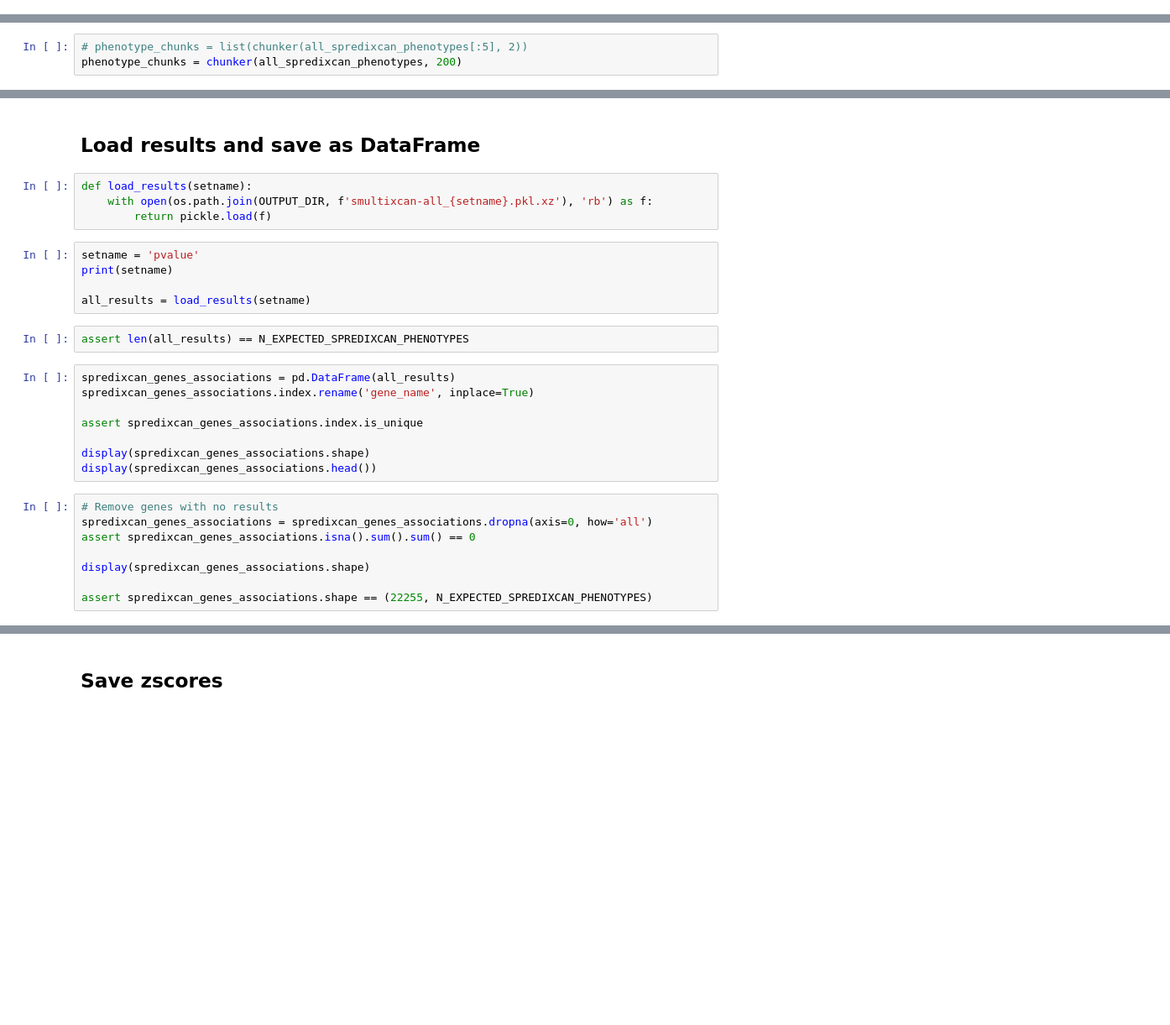
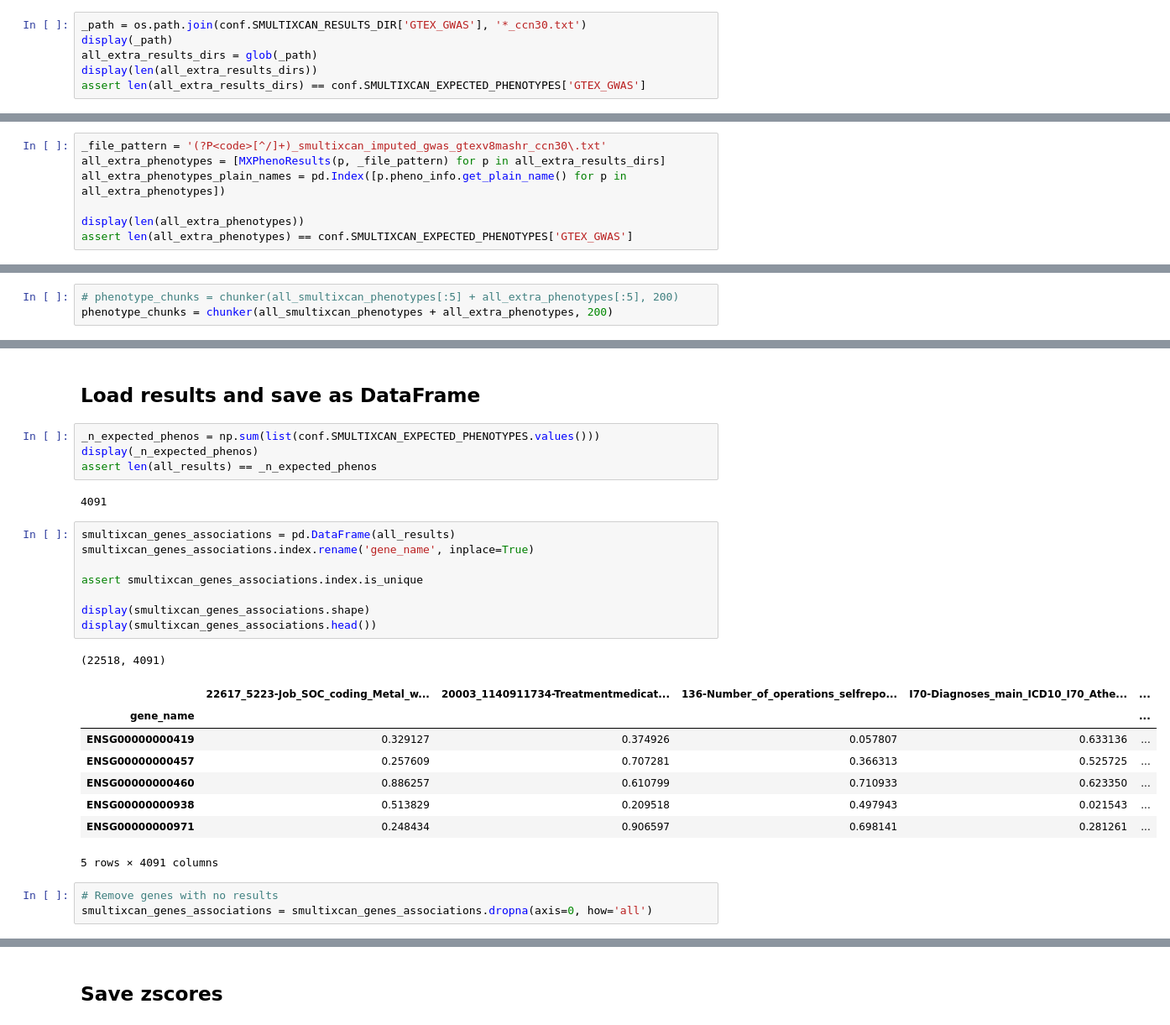
Before and after one commit to hakyimlab/phenomexcan, a Jupyter notebook: scripts/100_postprocessing/05_smultixcan.ipynb, the cells around one changed output, grey strips where cells are left out. Shown: that part at 84% size. Cells and saved outputs as stored; diff of their text form; blank space fills up the shorter version.

```diff
--- a/scripts/100_postprocessing/05_smultixcan.ipynb
+++ b/scripts/100_postprocessing/05_smultixcan.ipynb
@@ -58,0 +43,6 @@ assert len(all_spredixcan_phenotypes) == N_EXPECTED_PHENOTYPES
+# %%
+_path = os.path.join(conf.SMULTIXCAN_RESULTS_DIR['GTEX_GWAS'], '*_ccn30.txt')
+display(_path)
+all_extra_results_dirs = glob(_path)
+display(len(all_extra_results_dirs))
+assert len(all_extra_results_dirs) == conf.SMULTIXCAN_EXPECTED_PHENOTYPES['GTEX_GWAS']
@@ -58,0 +52,7 @@ assert len(all_spredixcan_phenotypes) == N_EXPECTED_PHENOTYPES
+# %%
+_file_pattern = '(?P<code>[^/]+)_smultixcan_imputed_gwas_gtexv8mashr_ccn30\.txt'
+all_extra_phenotypes = [MXPhenoResults(p, _file_pattern) for p in all_extra_results_dirs]
+all_extra_phenotypes_plain_names = pd.Index([p.pheno_info.get_plain_name() for p in all_extra_phenotypes])
+
+display(len(all_extra_phenotypes))
+assert len(all_extra_phenotypes) == conf.SMULTIXCAN_EXPECTED_PHENOTYPES['GTEX_GWAS']
@@ -90,5 +85,5 @@ def _run_all(column_name, phenotype_chunks, n_jobs=20):
 # %%
-# phenotype_chunks = list(chunker(all_spredixcan_phenotypes[:5], 2))
-phenotype_chunks = chunker(all_spredixcan_phenotypes, 200)
+# phenotype_chunks = chunker(all_smultixcan_phenotypes[:5] + all_extra_phenotypes[:5], 200)
+phenotype_chunks = chunker(all_smultixcan_phenotypes + all_extra_phenotypes, 200)
 # %%
 all_results = _run_all('pvalue', phenotype_chunks)
@@ -95,29 +92,29 @@ all_results = _run_all('pvalue', phenotype_chunks)
 # %% [markdown]
 ## Load results and save as DataFrame
-# %%
-def load_results(setname):
-    with open(os.path.join(OUTPUT_DIR, f'smultixcan-all_{setname}.pkl.xz'), 'rb') as f:
-        return pickle.load(f)
-# %%
-setname = 'pvalue'
-print(setname)
-
-all_results = load_results(setname)
-# %%
-assert len(all_results) == N_EXPECTED_SPREDIXCAN_PHENOTYPES
+# %%
+_n_expected_phenos = np.sum(list(conf.SMULTIXCAN_EXPECTED_PHENOTYPES.values()))
+display(_n_expected_phenos)
+assert len(all_results) == _n_expected_phenos
+# %% [output]
+4091
 # %%
-spredixcan_genes_associations = pd.DataFrame(all_results)
-spredixcan_genes_associations.index.rename('gene_name', inplace=True)
+smultixcan_genes_associations = pd.DataFrame(all_results)
+smultixcan_genes_associations.index.rename('gene_name', inplace=True)
 
-assert spredixcan_genes_associations.index.is_unique
+assert smultixcan_genes_associations.index.is_unique
 
-display(spredixcan_genes_associations.shape)
-display(spredixcan_genes_associations.head())
+display(smultixcan_genes_associations.shape)
+display(smultixcan_genes_associations.head())
+# %% [output]
+(22518, 4091)
+|  | 22617_5223-Job_SOC_coding_Metal_w... | 20003_1140911734-Treatmentmedicat... | 136-Number_of_operations_selfrepo... | I70-Diagnoses_main_ICD10_I70_Athe... | ... |
+| gene_name |  |  |  |  | ... |
+| ENSG00000000419 | 0.329127 | 0.374926 | 0.057807 | 0.633136 | ... |
+| ENSG00000000457 | 0.257609 | 0.707281 | 0.366313 | 0.525725 | ... |
+| ENSG00000000460 | 0.886257 | 0.610799 | 0.710933 | 0.623350 | ... |
+| ENSG00000000938 | 0.513829 | 0.209518 | 0.497943 | 0.021543 | ... |
+| ENSG00000000971 | 0.248434 | 0.906597 | 0.698141 | 0.281261 | ... |
+5 rows × 4091 columns
 # %%
 # Remove genes with no results
-spredixcan_genes_associations = spredixcan_genes_associations.dropna(axis=0, how='all')
-assert spredixcan_genes_associations.isna().sum().sum() == 0
-
-display(spredixcan_genes_associations.shape)
-
-assert spredixcan_genes_associations.shape == (22255, N_EXPECTED_SPREDIXCAN_PHENOTYPES)
+smultixcan_genes_associations = smultixcan_genes_associations.dropna(axis=0, how='all')
```
Also changed, not shown: parts of 69 cells of this notebook, 1 other file.
